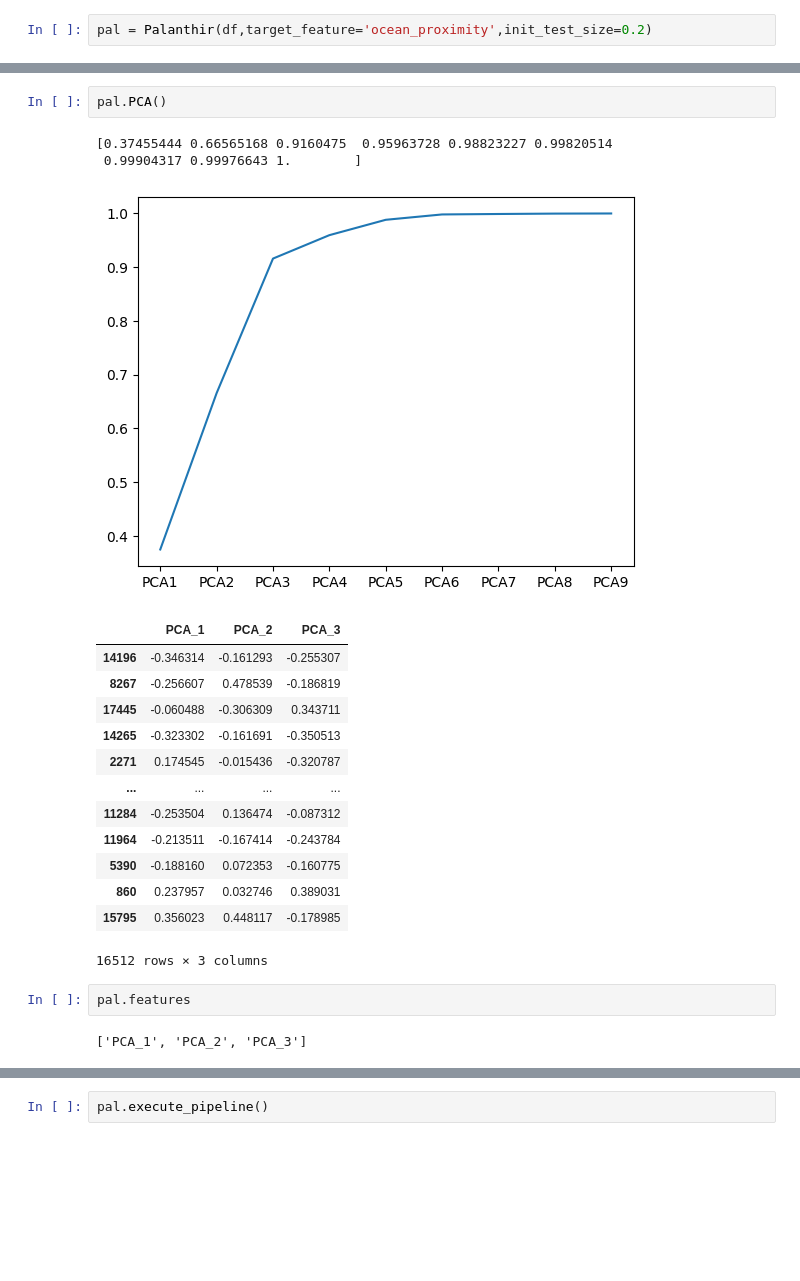
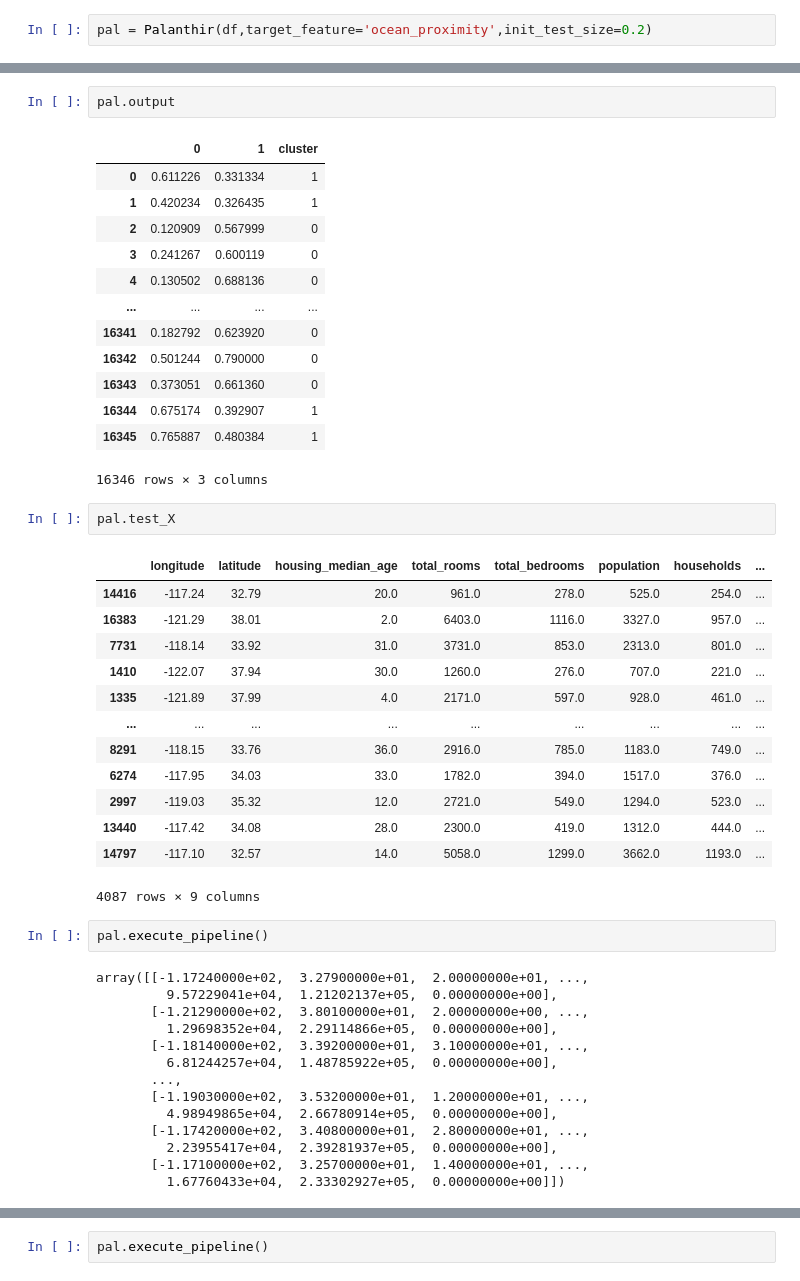
Before and after one commit to B0llemis/MLcode, a Jupyter notebook: Palanthir Experiment.ipynb, the cells around one changed output, grey strips where cells are left out. Drawn from its saved outputs; the diff is of its cells as text; blank space fills up the shorter version.

Commit message:
Refactoring Pipeline-concept

```diff
--- a/Palanthir Experiment.ipynb
+++ b/Palanthir Experiment.ipynb
@@ -359,25 +537,50 @@ ColumnTransformer(transformers=[('scaler', MinMaxScaler(),
                                   'households', 'median_income',
                                   'median_house_value'])])
 # %%
-pal.PCA()
+pal.output
 # %% [output]
+|  | 0 | 1 | cluster |
+| 0 | 0.611226 | 0.331334 | 1 |
+| 1 | 0.420234 | 0.326435 | 1 |
+| 2 | 0.120909 | 0.567999 | 0 |
+| 3 | 0.241267 | 0.600119 | 0 |
+| 4 | 0.130502 | 0.688136 | 0 |
+| ... | ... | ... | ... |
+| 16341 | 0.182792 | 0.623920 | 0 |
+| 16342 | 0.501244 | 0.790000 | 0 |
+| 16343 | 0.373051 | 0.661360 | 0 |
+| 16344 | 0.675174 | 0.392907 | 1 |
+| 16345 | 0.765887 | 0.480384 | 1 |
-[0.37455444 0.66565168 0.9160475  0.95963728 0.98823227 0.99820514
- 0.99904317 0.99976643 1.        ]
+16346 rows × 3 columns
-[figure, removed]
-|  | PCA_1 | PCA_2 | PCA_3 |
-| 14196 | -0.346314 | -0.161293 | -0.255307 |
-| 8267 | -0.256607 | 0.478539 | -0.186819 |
-| 17445 | -0.060488 | -0.306309 | 0.343711 |
-| 14265 | -0.323302 | -0.161691 | -0.350513 |
-| 2271 | 0.174545 | -0.015436 | -0.320787 |
-| ... | ... | ... | ... |
-| 11284 | -0.253504 | 0.136474 | -0.087312 |
-| 11964 | -0.213511 | -0.167414 | -0.243784 |
-| 5390 | -0.188160 | 0.072353 | -0.160775 |
-| 860 | 0.237957 | 0.032746 | 0.389031 |
-| 15795 | 0.356023 | 0.448117 | -0.178985 |
-16512 rows × 3 columns
 # %%
-pal.features
+pal.test_X
 # %% [output]
+|  | longitude | latitude | housing_median_age | total_rooms | total_bedrooms | population | households | ... |
+| 14416 | -117.24 | 32.79 | 20.0 | 961.0 | 278.0 | 525.0 | 254.0 | ... |
+| 16383 | -121.29 | 38.01 | 2.0 | 6403.0 | 1116.0 | 3327.0 | 957.0 | ... |
+| 7731 | -118.14 | 33.92 | 31.0 | 3731.0 | 853.0 | 2313.0 | 801.0 | ... |
+| 1410 | -122.07 | 37.94 | 30.0 | 1260.0 | 276.0 | 707.0 | 221.0 | ... |
+| 1335 | -121.89 | 37.99 | 4.0 | 2171.0 | 597.0 | 928.0 | 461.0 | ... |
+| ... | ... | ... | ... | ... | ... | ... | ... | ... |
+| 8291 | -118.15 | 33.76 | 36.0 | 2916.0 | 785.0 | 1183.0 | 749.0 | ... |
+| 6274 | -117.95 | 34.03 | 33.0 | 1782.0 | 394.0 | 1517.0 | 376.0 | ... |
+| 2997 | -119.03 | 35.32 | 12.0 | 2721.0 | 549.0 | 1294.0 | 523.0 | ... |
+| 13440 | -117.42 | 34.08 | 28.0 | 2300.0 | 419.0 | 1312.0 | 444.0 | ... |
+| 14797 | -117.10 | 32.57 | 14.0 | 5058.0 | 1299.0 | 3662.0 | 1193.0 | ... |
-['PCA_1', 'PCA_2', 'PCA_3']
+4087 rows × 9 columns
+# %%
+pal.execute_pipeline()
+# %% [output]
+array([[-1.17240000e+02,  3.27900000e+01,  2.00000000e+01, ...,
+         9.57229041e+04,  1.21202137e+05,  0.00000000e+00],
+       [-1.21290000e+02,  3.80100000e+01,  2.00000000e+00, ...,
+         1.29698352e+04,  2.29114866e+05,  0.00000000e+00],
+       [-1.18140000e+02,  3.39200000e+01,  3.10000000e+01, ...,
+         6.81244257e+04,  1.48785922e+05,  0.00000000e+00],
+       ...,
+       [-1.19030000e+02,  3.53200000e+01,  1.20000000e+01, ...,
+         4.98949865e+04,  2.66780914e+05,  0.00000000e+00],
+       [-1.17420000e+02,  3.40800000e+01,  2.80000000e+01, ...,
+         2.23955417e+04,  2.39281937e+05,  0.00000000e+00],
+       [-1.17100000e+02,  3.25700000e+01,  1.40000000e+01, ...,
+         1.67760433e+04,  2.33302927e+05,  0.00000000e+00]])
```
Also changed, not shown: parts of 37 cells of this notebook.
